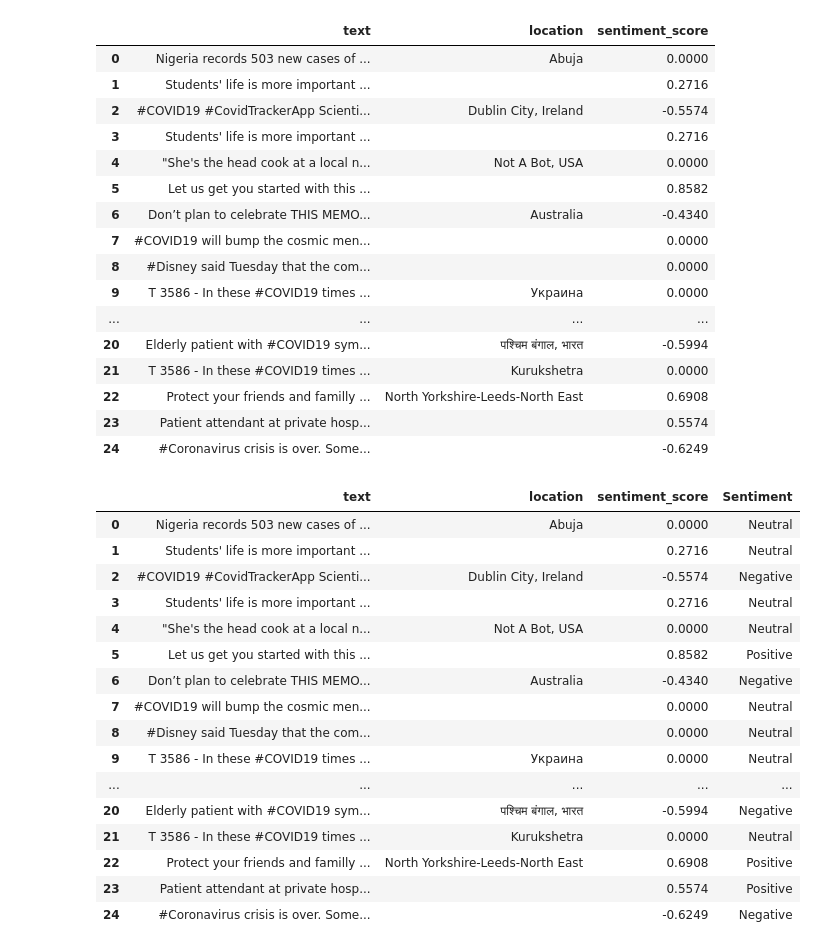
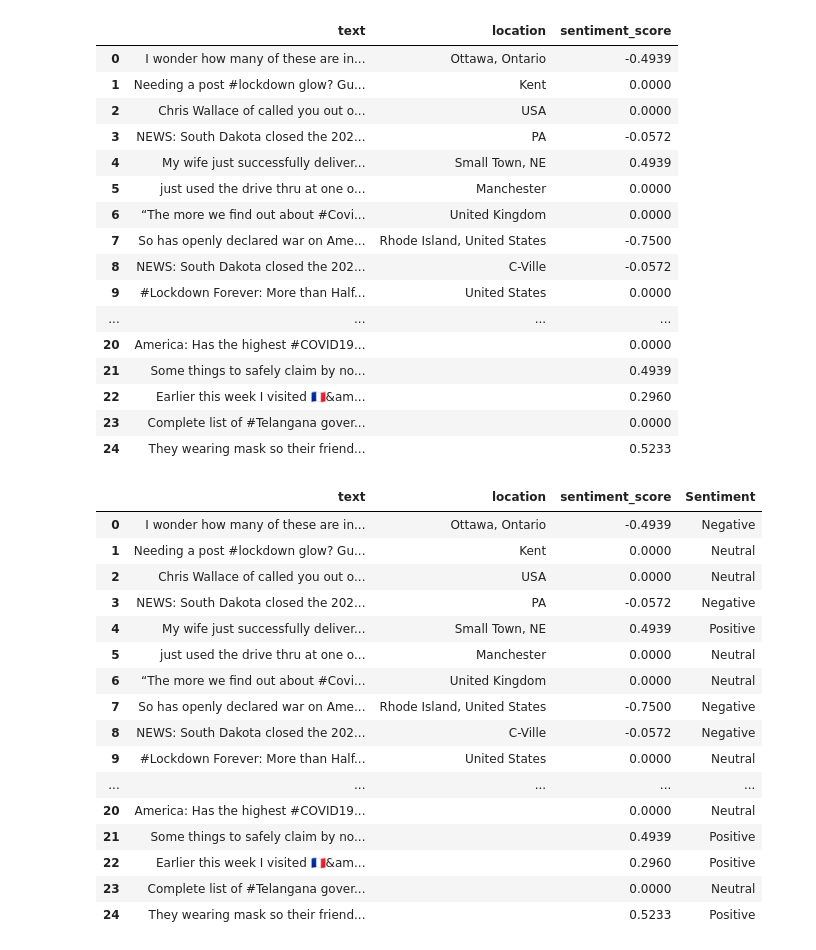
Before and after one commit to KshitijKarnawat/Machine-Learning, a Jupyter notebook: Natural Language Processing/Twitter_Sentiment_Analysis.ipynb, the cells around one changed output. Saved outputs shown, nothing was run; the diff lists cells and outputs as text; code cells hidden in the pictures.

```diff
--- a/Natural Language Processing/Twitter_Sentiment_Analysis.ipynb
+++ b/Natural Language Processing/Twitter_Sentiment_Analysis.ipynb
@@ -18,7 +18,6 @@ geocodes = "20.593700, 78.962900, 100mi"
 # %%
 tweets = tw.Cursor(api.search,
               q=search_words,
-              geocode=geocodes,
               lang="en",
               since=date_since).items(360) #change items for the max number of tweet pulls
 # %%
@@ -95,52 +125,53 @@ tweet_df['sentiment_score']=tweet_df['text'].apply(lambda x: sia.polarity_scores
 tweet_df.head(25)
 # %% [output]
 |  | text | location | sentiment_score |
-| 0 | Nigeria records 503 new cases of ... | Abuja | 0.0000 |
-| 1 | Students' life is more important ... |  | 0.2716 |
-| 2 | #COVID19 #CovidTrackerApp Scienti... | Dublin City, Ireland | -0.5574 |
-| 3 | Students' life is more important ... |  | 0.2716 |
-| 4 | "She's the head cook at a local n... | Not A Bot, USA | 0.0000 |
-| 5 | Let us get you started with this ... |  | 0.8582 |
-| 6 | Don’t plan to celebrate THIS MEMO... | Australia | -0.4340 |
-| 7 | #COVID19 will bump the cosmic men... |  | 0.0000 |
-| 8 | #Disney said Tuesday that the com... |  | 0.0000 |
-| 9 | T 3586 - In these #COVID19 times ... | Украина | 0.0000 |
+| 0 | I wonder how many of these are in... | Ottawa, Ontario | -0.4939 |
+| 1 | Needing a post #lockdown glow? Gu... | Kent | 0.0000 |
+| 2 | Chris Wallace of called you out o... | USA | 0.0000 |
+| 3 | NEWS: South Dakota closed the 202... | PA | -0.0572 |
+| 4 | My wife just successfully deliver... | Small Town, NE | 0.4939 |
+| 5 | just used the drive thru at one o... | Manchester | 0.0000 |
+| 6 | “The more we find out about #Covi... | United Kingdom | 0.0000 |
+| 7 | So has openly declared war on Ame... | Rhode Island, United States | -0.7500 |
+| 8 | NEWS: South Dakota closed the 202... | C-Ville | -0.0572 |
+| 9 | #Lockdown Forever: More than Half... | United States | 0.0000 |
 | ... | ... | ... | ... |
-| 20 | Elderly patient with #COVID19 sym... | पश्चिम बंगाल, भारत | -0.5994 |
-| 21 | T 3586 - In these #COVID19 times ... | Kurukshetra | 0.0000 |
-| 22 | Protect your friends and familly ... | North Yorkshire-Leeds-North East | 0.6908 |
-| 23 | Patient attendant at private hosp... |  | 0.5574 |
-| 24 | #Coronavirus crisis is over. Some... |  | -0.6249 |
+| 20 | America: Has the highest #COVID19... |  | 0.0000 |
+| 21 | Some things to safely claim by no... |  | 0.4939 |
+| 22 | Earlier this week I visited 🇫🇷&am... |  | 0.2960 |
+| 23 | Complete list of #Telangana gover... |  | 0.0000 |
+| 24 | They wearing mask so their friend... |  | 0.5233 |
 # %%
 #overall sentiment of the tweet
+#change values to edit threshold of sentiments
 sentiment=[]
 for score in tweet_df['sentiment_score']:
-  if score > 0.33:
+  if score > 0.05:
     sentiment.append("Positive")
-  elif score < -0.33:
+  elif score < -0.05:
     sentiment.append("Negative")
   else:
     sentiment.append("Neutral")
 tweet_df['Sentiment']=sentiment
 tweet_df.head(25)
 # %% [output]
 |  | text | location | sentiment_score | Sentiment |
-| 0 | Nigeria records 503 new cases of ... | Abuja | 0.0000 | Neutral |
-| 1 | Students' life is more important ... |  | 0.2716 | Neutral |
-| 2 | #COVID19 #CovidTrackerApp Scienti... | Dublin City, Ireland | -0.5574 | Negative |
-| 3 | Students' life is more important ... |  | 0.2716 | Neutral |
-| 4 | "She's the head cook at a local n... | Not A Bot, USA | 0.0000 | Neutral |
-| 5 | Let us get you started with this ... |  | 0.8582 | Positive |
-| 6 | Don’t plan to celebrate THIS MEMO... | Australia | -0.4340 | Negative |
-| 7 | #COVID19 will bump the cosmic men... |  | 0.0000 | Neutral |
-| 8 | #Disney said Tuesday that the com... |  | 0.0000 | Neutral |
-| 9 | T 3586 - In these #COVID19 times ... | Украина | 0.0000 | Neutral |
+| 0 | I wonder how many of these are in... | Ottawa, Ontario | -0.4939 | Negative |
+| 1 | Needing a post #lockdown glow? Gu... | Kent | 0.0000 | Neutral |
+| 2 | Chris Wallace of called you out o... | USA | 0.0000 | Neutral |
+| 3 | NEWS: South Dakota closed the 202... | PA | -0.0572 | Negative |
+| 4 | My wife just successfully deliver... | Small Town, NE | 0.4939 | Positive |
+| 5 | just used the drive thru at one o... | Manchester | 0.0000 | Neutral |
+| 6 | “The more we find out about #Covi... | United Kingdom | 0.0000 | Neutral |
+| 7 | So has openly declared war on Ame... | Rhode Island, United States | -0.7500 | Negative |
+| 8 | NEWS: South Dakota closed the 202... | C-Ville | -0.0572 | Negative |
+| 9 | #Lockdown Forever: More than Half... | United States | 0.0000 | Neutral |
 | ... | ... | ... | ... | ... |
-| 20 | Elderly patient with #COVID19 sym... | पश्चिम बंगाल, भारत | -0.5994 | Negative |
-| 21 | T 3586 - In these #COVID19 times ... | Kurukshetra | 0.0000 | Neutral |
-| 22 | Protect your friends and familly ... | North Yorkshire-Leeds-North East | 0.6908 | Positive |
-| 23 | Patient attendant at private hosp... |  | 0.5574 | Positive |
-| 24 | #Coronavirus crisis is over. Some... |  | -0.6249 | Negative |
+| 20 | America: Has the highest #COVID19... |  | 0.0000 | Neutral |
+| 21 | Some things to safely claim by no... |  | 0.4939 | Positive |
+| 22 | Earlier this week I visited 🇫🇷&am... |  | 0.2960 | Positive |
+| 23 | Complete list of #Telangana gover... |  | 0.0000 | Neutral |
+| 24 | They wearing mask so their friend... |  | 0.5233 | Positive |
 # %%
 tweet_df.to_csv("tweets.csv")
 # %%
```
Also changed, not shown: parts of 6 cells of this notebook.
